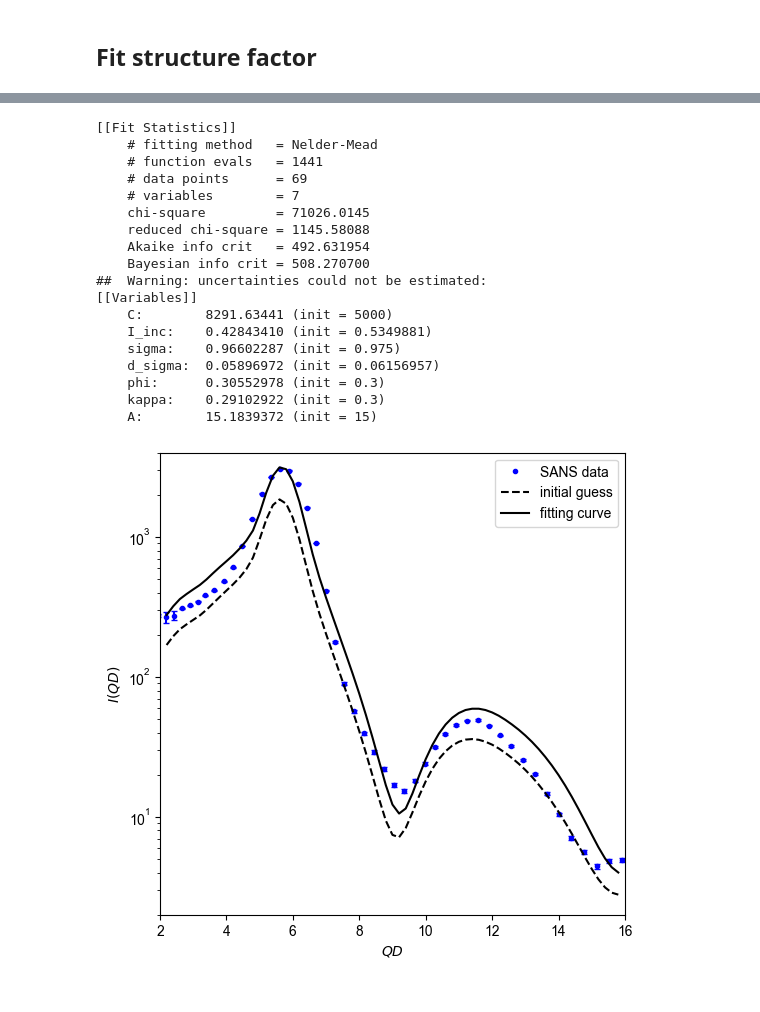
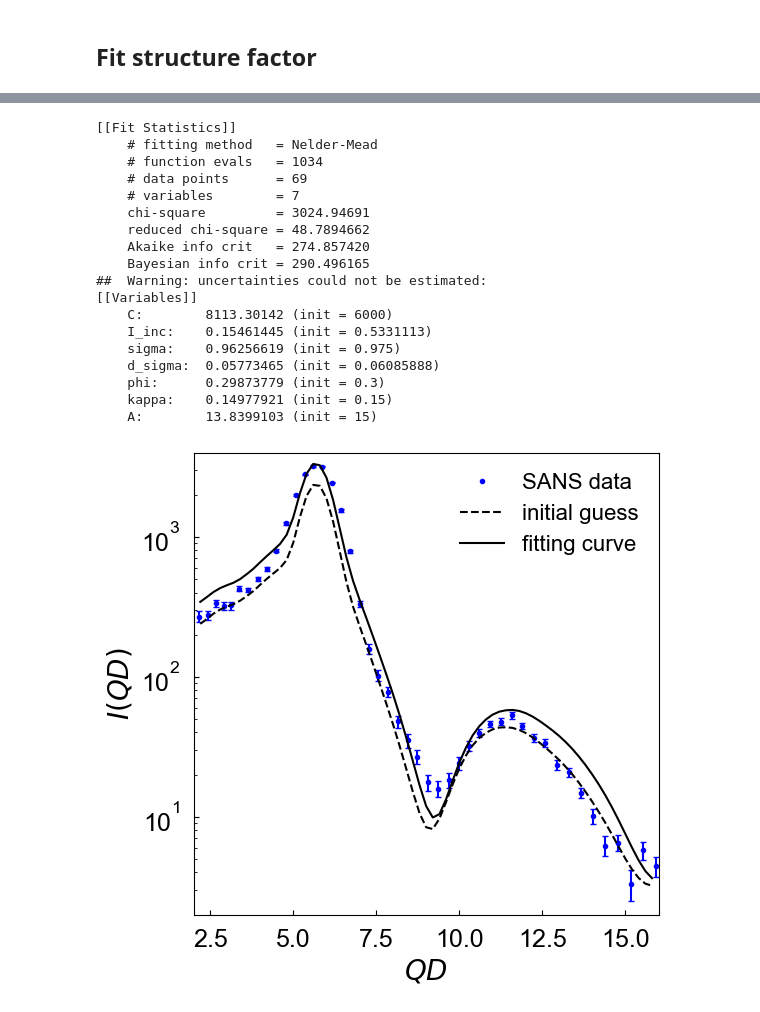
Before and after one commit to ch-tung/SQ_VAE, a Jupyter notebook: direct_param_SQ/silica/Fit_IQ_40_20230804_des.ipynb, the cells around one changed output, grey strips where cells are left out. Drawn from its saved outputs; the diff is of its cells as text; code cells hidden in the pictures.

```diff
--- a/direct_param_SQ/silica/Fit_IQ_40_20230804_des.ipynb
+++ b/direct_param_SQ/silica/Fit_IQ_40_20230804_des.ipynb
@@ -27,7 +27,7 @@ W_list = [1,10,20,30,40]
 filename_list = np.genfromtxt('./20230804_desmearedData/FileNames.txt',dtype='str')
 # %%
 import os
-n_des = 3
+n_des = 1
 ## load desmeared D22 data
 data_path = './20230804_desmearedData/'
 data_list = []
@@ -406,13 +405,13 @@ SQ_NN_GP = lambda x: SQ_NN(x,GP=True,lmbda=1)
 # %%
 # initialize parameters
 params = Parameters()
-params.add('C', value=5000, min=1e2, max=5e4)
+params.add('C', value=6000, min=1e2, max=5e4)
 params.add('I_inc', value=fp_opt_I['I_inc'], min=0.1, max=2)
 params.add('sigma', value=0.975, min=0.9, max=1.1)
 params.add('d_sigma', value=fp_opt_P['d_sigma'], min=0.005, max=0.1)
 
-fp_i =       [0.30, 0.3,  15]
-fp_ubounds = (0.5,  0.5,   20)
+fp_i =       [0.30, 0.15,  15]
+fp_ubounds = (0.5,  0.25,   20)
 fp_lbounds = (0.05, 0.05,  0.5)
 fp_name = ['phi', 'kappa', 'A']
 for i in range(3):
@@ -448,39 +447,40 @@ report_fit(result)
 # %% [output]
 [[Fit Statistics]]
     # fitting method   = Nelder-Mead
-    # function evals   = 1441
+    # function evals   = 1034
     # data points      = 69
     # variables        = 7
-    chi-square         = 71026.0145
-    reduced chi-square = 1145.58088
-    Akaike info crit   = 492.631954
-    Bayesian info crit = 508.270700
+    chi-square         = 3024.94691
+    reduced chi-square = 48.7894662
+    Akaike info crit   = 274.857420
+    Bayesian info crit = 290.496165
 ##  Warning: uncertainties could not be estimated:
 [[Variables]]
-    C:        8291.63441 (init = 5000)
-    I_inc:    0.42843410 (init = 0.5349881)
-    sigma:    0.96602287 (init = 0.975)
-    d_sigma:  0.05896972 (init = 0.06156957)
-    phi:      0.30552978 (init = 0.3)
-    kappa:    0.29102922 (init = 0.3)
-    A:        15.1839372 (init = 15)
+    C:        8113.30142 (init = 6000)
+    I_inc:    0.15461445 (init = 0.5331113)
+    sigma:    0.96256619 (init = 0.975)
+    d_sigma:  0.05773465 (init = 0.06085888)
+    phi:      0.29873779 (init = 0.3)
+    kappa:    0.14977921 (init = 0.15)
+    A:        13.8399103 (init = 15)
 # %%
 fig = plt.figure(figsize=(6, 6))
 ax = plt.subplot(1, 1, 1)
 
 ax.plot(Q*fp_opt_P['sigma'],IQ_I,'.b',label='SANS data')
 ax.errorbar(Q*fp_opt_P['sigma'],IQ_I,IQ_er_I,linestyle='',color='b',capsize=2)
 ax.plot(q[index_Q], IQ_th(params,q)[index_Q],'--k',label='initial guess')
 ax.plot(q[index_Q], IQ_th(result.params,q)[index_Q],'-k',label='fitting curve')
 
 ax.set_yscale('log')
 # ax.set_xscale('log')
 
 ax.set_xlim([2,16])
 ax.set_ylim([2,4000])
-ax.set_xlabel(r'$QD$')
-ax.set_ylabel(r'$I(QD)$')
-ax.legend()
+ax.set_xlabel(r'$QD$',fontsize=20)
+ax.set_ylabel(r'$I(QD)$',fontsize=20)
+ax.tick_params(direction='in', axis='both', which='both', labelsize=18, pad=10)
+ax.legend(fontsize=16,frameon=False)
 plt.show()
 # %% [output]
-[figure, old version]
+[figure, new version]
```
Also changed, not shown: parts of 8 cells of this notebook, 2 other files.
